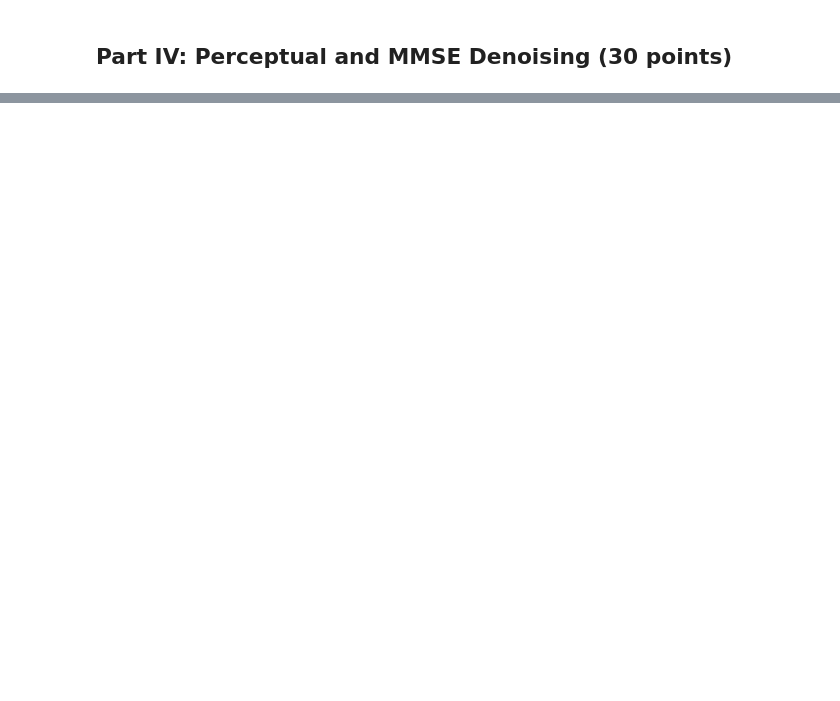
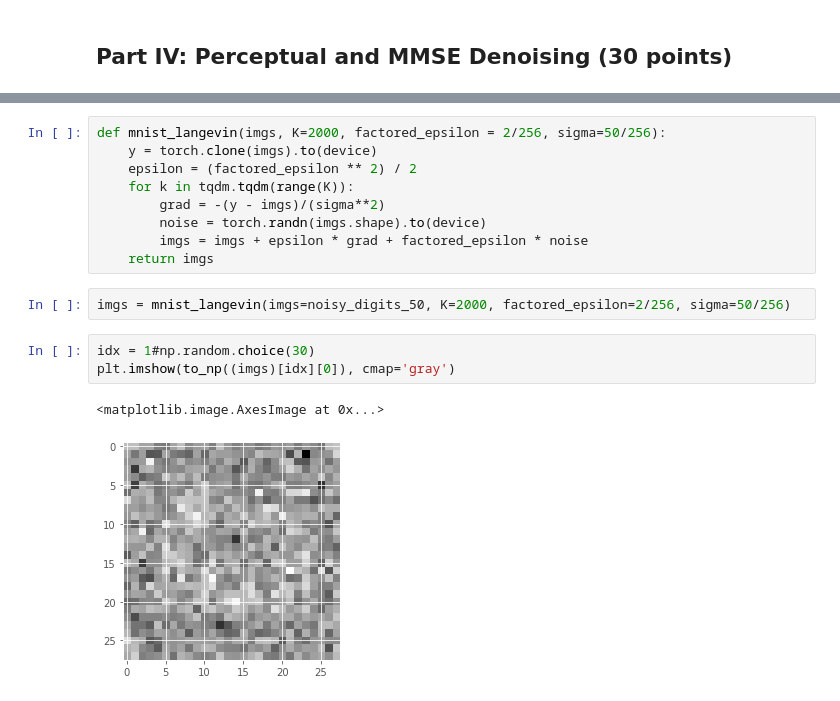
Before and after one commit to Hannibal96/Statistical-Methods-in-Image-Processing-EE-048954, a Jupyter notebook: HW2_Spring2022_Langevin_Dynamics_and_EBMs.ipynb, the cells around one changed output, grey strips where cells are left out. Cells and saved outputs as stored; diff of their text form; blank space fills up the shorter version.

```diff
--- a/HW2_Spring2022_Langevin_Dynamics_and_EBMs.ipynb
+++ b/HW2_Spring2022_Langevin_Dynamics_and_EBMs.ipynb
@@ -494,2 +481,19 @@ Given a noisy image $y = x + n$, where $x$ is a clean image and $n \sim \mathcal
+# %%
+def mnist_langevin(imgs, K=2000, factored_epsilon = 2/256, sigma=50/256):
+    y = torch.clone(imgs).to(device)
+    epsilon = (factored_epsilon ** 2) / 2
+    for k in tqdm.tqdm(range(K)):
+        grad = -(y - imgs)/(sigma**2)
+        noise = torch.randn(imgs.shape).to(device)
+        imgs = imgs + epsilon * grad + factored_epsilon * noise
+    return imgs
+# %%
+imgs = mnist_langevin(imgs=noisy_digits_50, K=2000, factored_epsilon=2/256, sigma=50/256)
+# %%
+idx = 1#np.random.choice(30)
+plt.imshow(to_np((imgs)[idx][0]), cmap='gray')
+# %% [output]
+<matplotlib.image.AxesImage at 0x...>
+[figure, added]
 # %% [markdown]
 <img src="https://img.icons8.com/offices/80/000000/making-notes.png" style="height:30px;display:inline\">**<span style="color:red">Task 14</span>**. Minimum MSE denoising can be obtained by averaging over the perceptual denoising results, since the conditional expectation $E[x|y]$ can be approximated by averaging over samples from $p(x|y)$ (namely, $E[x|y] \approx \frac{1}{N}\sum_{n=1}^N x_n$, where $\{x_n\}$ are samples from $p(x|y)$). Present the MMSE results averages over 10 perceptual samples. Why do you think the task of *perceptual denoising* is called that way?
```
Also changed, not shown: parts of 10 cells of this notebook.
